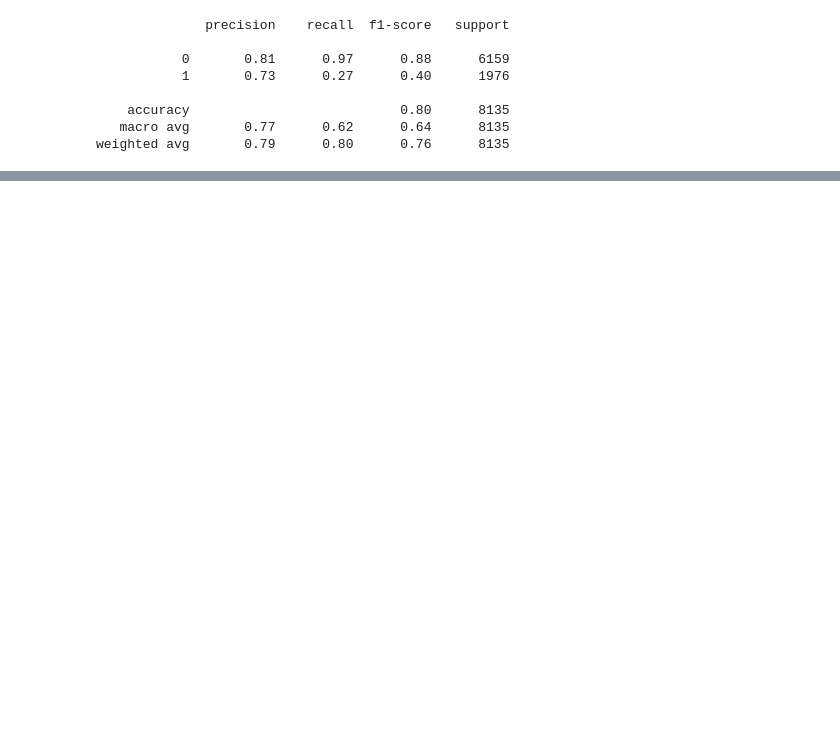
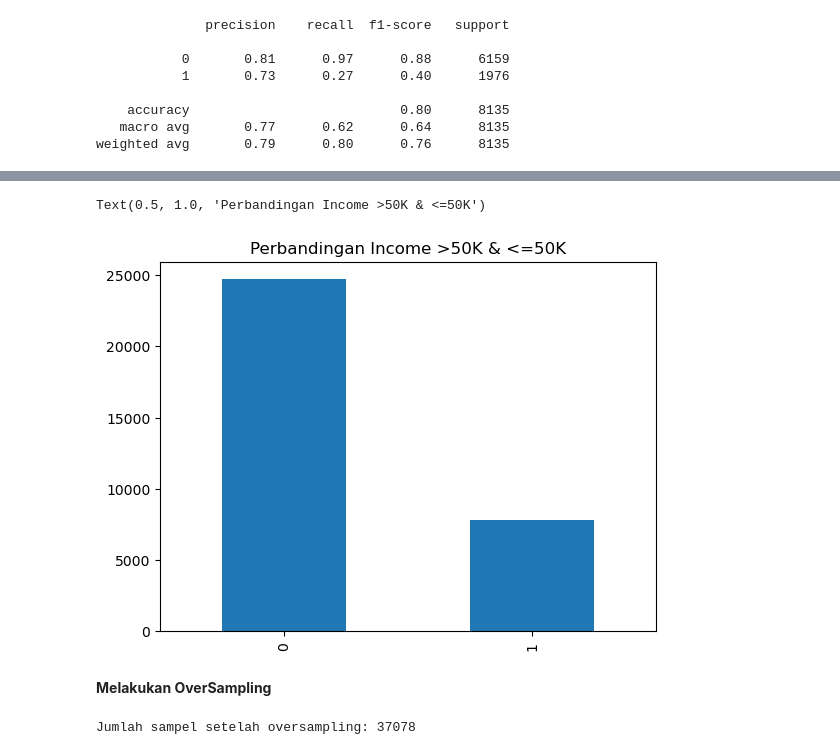
Before and after one commit to agnislur/ML_MBC, a Jupyter notebook: Collab_3 algoritma .ipynb, the cells around one changed output, grey strips where cells are left out. Cells and saved outputs as stored; diff of their text form; code cells hidden in the pictures; blank space fills up the shorter version.

Commit message:
Menambahkan undersampling dan oversampling

```diff
--- a/Collab_3 algoritma .ipynb
+++ b/Collab_3 algoritma .ipynb
@@ -597,0 +691,21 @@ weighted avg       0.79      0.80      0.76      8135
+# %%
+df['income'].value_counts().plot(kind='bar')
+plt.title('Perbandingan Income >50K & <=50K')
+# %% [output]
+Text(0.5, 1.0, 'Perbandingan Income >50K & <=50K')
+[figure, added]
+# %% [markdown]
+**Melakukan OverSampling**
+# %%
+from imblearn.over_sampling import SMOTE
+from sklearn.datasets import make_classification
+from sklearn.model_selection import train_test_split
+
+smote = SMOTE(sampling_strategy='auto', random_state=42)
+
+X_train_resampled, y_train_resampled = smote.fit_resample(X_train, y_train)
+
+# Jumlah sampel setelah oversampling
+print("Jumlah sampel setelah oversampling:", len(X_train_resampled))
+# %% [output]
+Jumlah sampel setelah oversampling: 37078
```
Also changed, not shown: parts of 37 cells of this notebook.
